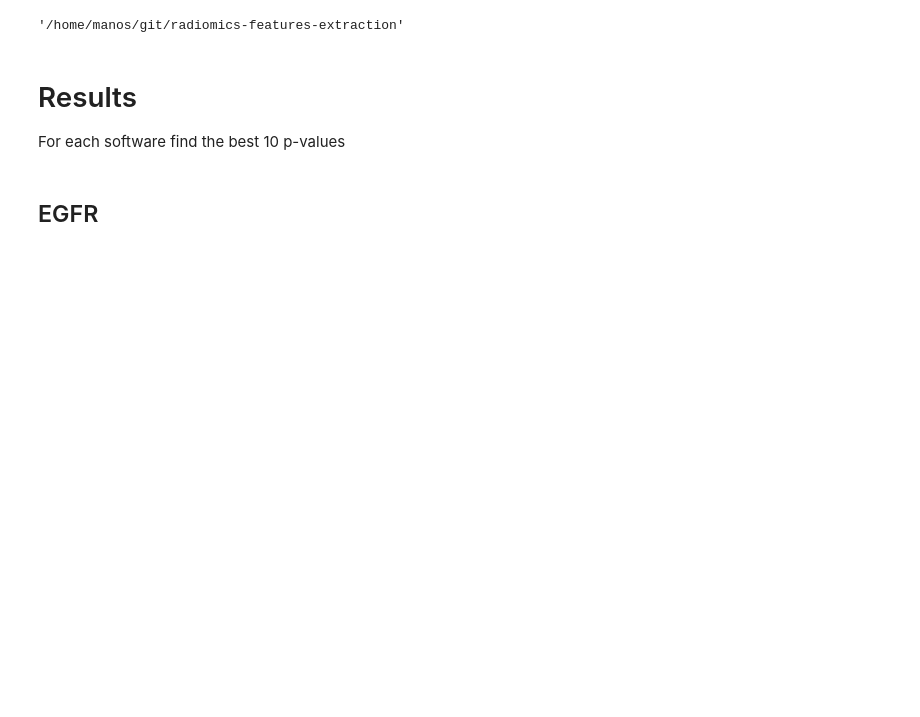
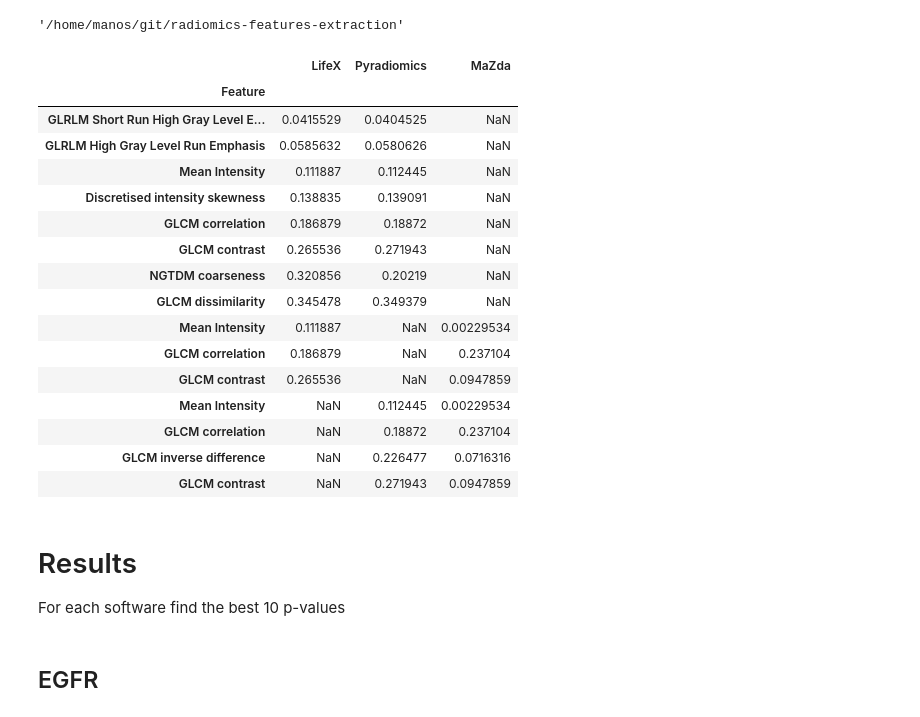
Before and after one commit to manos-mark/radiomics-features-extraction, a Jupyter notebook: statistical analysis.ipynb, the cells around one changed output. Drawn from its saved outputs; the diff is of its cells as text; code cells hidden in the pictures; blank space fills up the shorter version.

```diff
--- a/statistical analysis.ipynb
+++ b/statistical analysis.ipynb
@@ -19,6 +19,51 @@ def find_best_ten(path):
     df = df[-1:].min().sort_values(ascending=True)
     # Get 10 minimum values
     return df[:10] #df[df < 0.05][:10]
+# %%
+def find_common_features(df):
+    df1 = df.loc[:,'LifeX Features':'LifeX Values']
+    df1.columns = ['Feature', 'Value']
+
+    df2 = df.loc[:,'Pyradiomics Features':'Pyradiomics Values']
+    df2.columns = ['Feature', 'Value']
+
+    df3 = df.loc[:,'MaZda Features':'MaZda Values']
+    df3.columns = ['Feature', 'Value']
+
+    col1 = pd.merge(df1, df2, on=['Feature'])
+    col1.columns = ['Feature', 'LifeX', 'Pyradiomics']
+
+    col2 = pd.merge(df1, df3, on=['Feature'])
+    col2.columns = ['Feature', 'LifeX', 'MaZda']
+
+    col3 = pd.merge(df2, df3,on=['Feature'])
+    col3.columns = ['Feature', 'Pyradiomics', 'MaZda']
+
+    commons = pd.concat([col1,col2,col3], axis=0)
+    commons.set_index('Feature', inplace=True)
+#     commons.groupby(by='Feature', axis=1)
+
+    return commons
+
+find_common_features(egfr_results)
+# %% [output]
+|  | LifeX | Pyradiomics | MaZda |
+| Feature |  |  |  |
+| GLRLM Short Run High Gray Level E... | 0.0415529 | 0.0404525 | NaN |
+| GLRLM High Gray Level Run Emphasis | 0.0585632 | 0.0580626 | NaN |
+| Mean Intensity | 0.111887 | 0.112445 | NaN |
+| Discretised intensity skewness | 0.138835 | 0.139091 | NaN |
+| GLCM correlation | 0.186879 | 0.18872 | NaN |
+| GLCM contrast | 0.265536 | 0.271943 | NaN |
+| NGTDM coarseness | 0.320856 | 0.20219 | NaN |
+| GLCM dissimilarity | 0.345478 | 0.349379 | NaN |
+| Mean Intensity | 0.111887 | NaN | 0.00229534 |
+| GLCM correlation | 0.186879 | NaN | 0.237104 |
+| GLCM contrast | 0.265536 | NaN | 0.0947859 |
+| Mean Intensity | NaN | 0.112445 | 0.00229534 |
+| GLCM correlation | NaN | 0.18872 | 0.237104 |
+| GLCM inverse difference | NaN | 0.226477 | 0.0716316 |
+| GLCM contrast | NaN | 0.271943 | 0.0947859 |
 # %%
 selected_features = pd.read_excel(os.path.join(root,'info','info.xlsx'), usecols='B', skiprows=[34,35,36,37])
 selected_features = selected_features.dropna().values.flatten()
```
Also changed, not shown: parts of 12 cells of this notebook, 17 other files.
